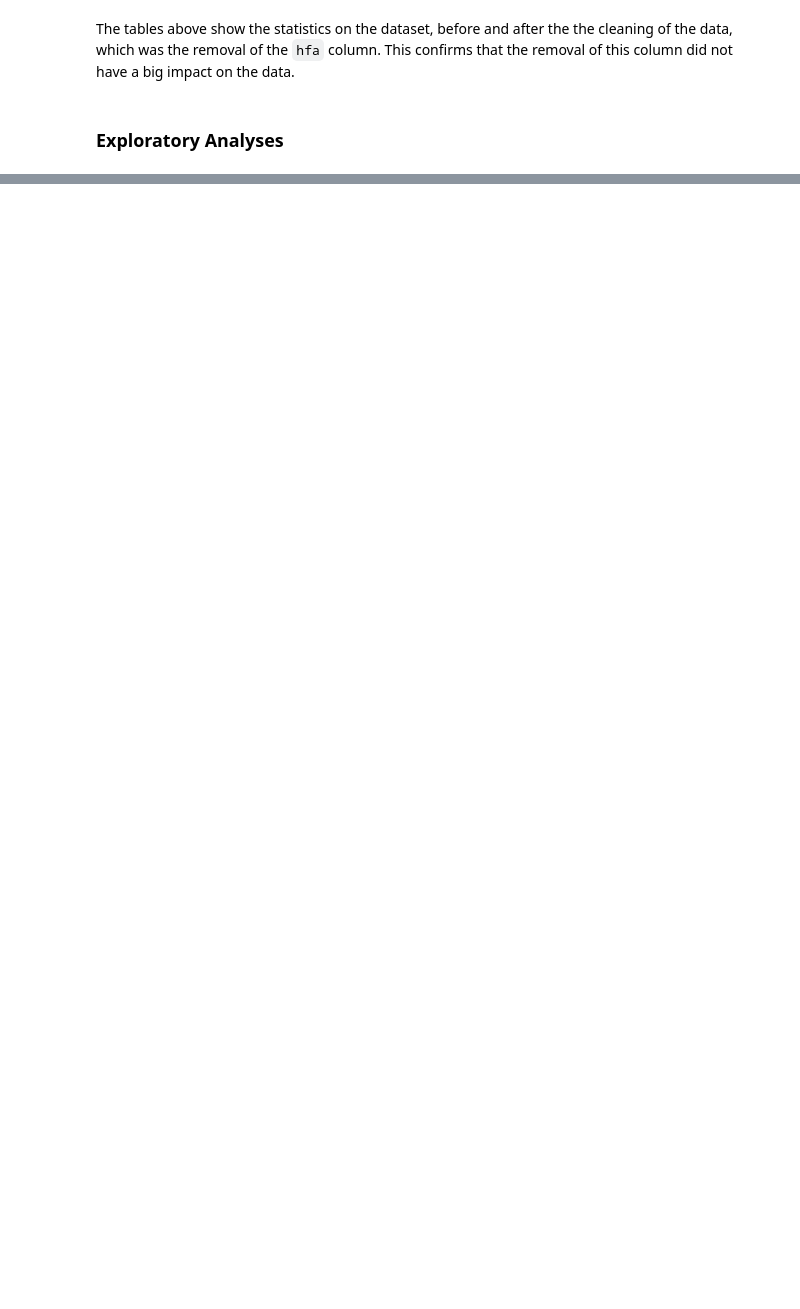
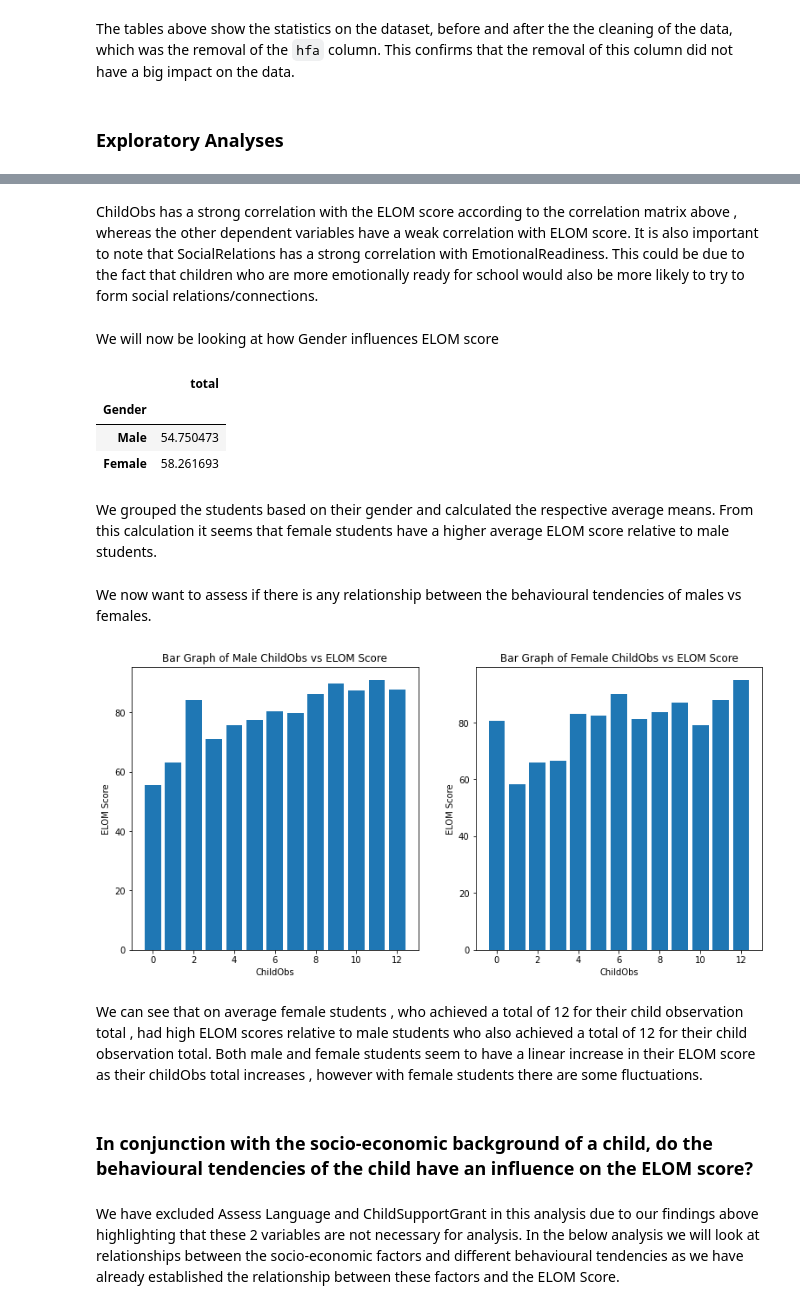
Before and after one commit to bongo1007/DAE, a Jupyter notebook: Project.ipynb, the cells around one changed output, grey strips where cells are left out. Drawn from its saved outputs; the diff is of its cells as text; code cells hidden in the pictures; blank space fills up the shorter version.

```diff
--- a/Project.ipynb
+++ b/Project.ipynb
@@ -421,0 +494,38 @@ The above analyses will assist in determining correlations between the chosen va
+# %% [markdown]
+ChildObs has a strong correlation with the ELOM score according to the correlation matrix above , whereas the other dependent variables have a weak correlation with ELOM score. It is also important to note that SocialRelations has a strong correlation with EmotionalReadiness. This could be due to the fact that children who are more emotionally ready for school would also be more likely to try to form social relations/connections.
+# %% [markdown]
+We will now be looking at how Gender influences ELOM score
+# %%
+dfGender = df2019[["Gender","total"]].groupby(["Gender"]).mean()
+display(dfGender.sort_values(by='total'))
+# %% [output]
+|  | total |
+| Gender |  |
+| Male | 54.750473 |
+| Female | 58.261693 |
+# %% [markdown]
+We grouped the students based on their gender and calculated the respective average means. From this calculation it seems that female students have a higher average ELOM score relative to male students.
+# %% [markdown]
+We now want to assess if there is any relationship between the behavioural tendencies of males vs females.
+# %%
+dfMaleObs = df2019[df2019.Gender=="Male"]
+dfFemaleObs = df2019[df2019.Gender=="Female"]
+
+plt.figure(figsize=(13,6))
+plt.subplot(121)
+plt.title('Bar Graph of Male ChildObs vs ELOM Score')
+plt.xlabel('ChildObs')
+plt.ylabel('ELOM Score')
+plt.bar(dfMaleObs.ChildObs,dfMaleObs.total)
+plt.subplot(122)
+plt.title('Bar Graph of Female ChildObs vs ELOM Score')
+plt.xlabel('ChildObs')
+plt.ylabel('ELOM Score')
+plt.bar(dfFemaleObs.ChildObs,dfFemaleObs.total)
+plt.show()
+# %% [output]
+[figure, added]
+# %% [markdown]
+We can see that on average female students , who achieved a total of 12 for their child observation total , had high ELOM scores relative to male students who also achieved a total of 12 for their child observation total. Both male and female students seem to have a linear increase in their ELOM score as their childObs total increases , however with female students there are some fluctuations.
+# %% [markdown]
+### In conjunction with the socio-economic background of a child, do the behavioural tendencies of the child have an influence on the ELOM score?
@@ -421,0 +534,2 @@ The above analyses will assist in determining correlations between the chosen va
+# %% [markdown]
+We have excluded Assess Language and ChildSupportGrant in this analysis due to our findings above highlighting that these 2 variables are not necessary for analysis. In the below analysis we will look at relationships between the socio-economic factors and different behavioural tendencies as we have already established the relationship between these factors and the ELOM Score.
```
Also changed, not shown: parts of 94 cells of this notebook.
